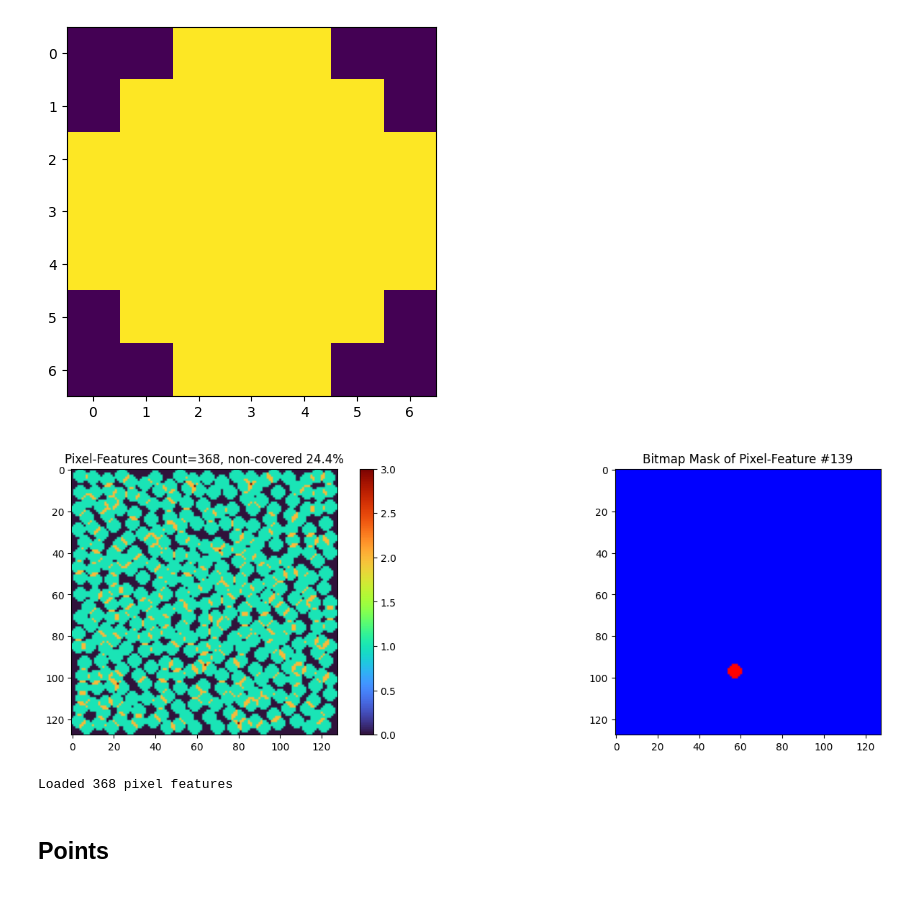
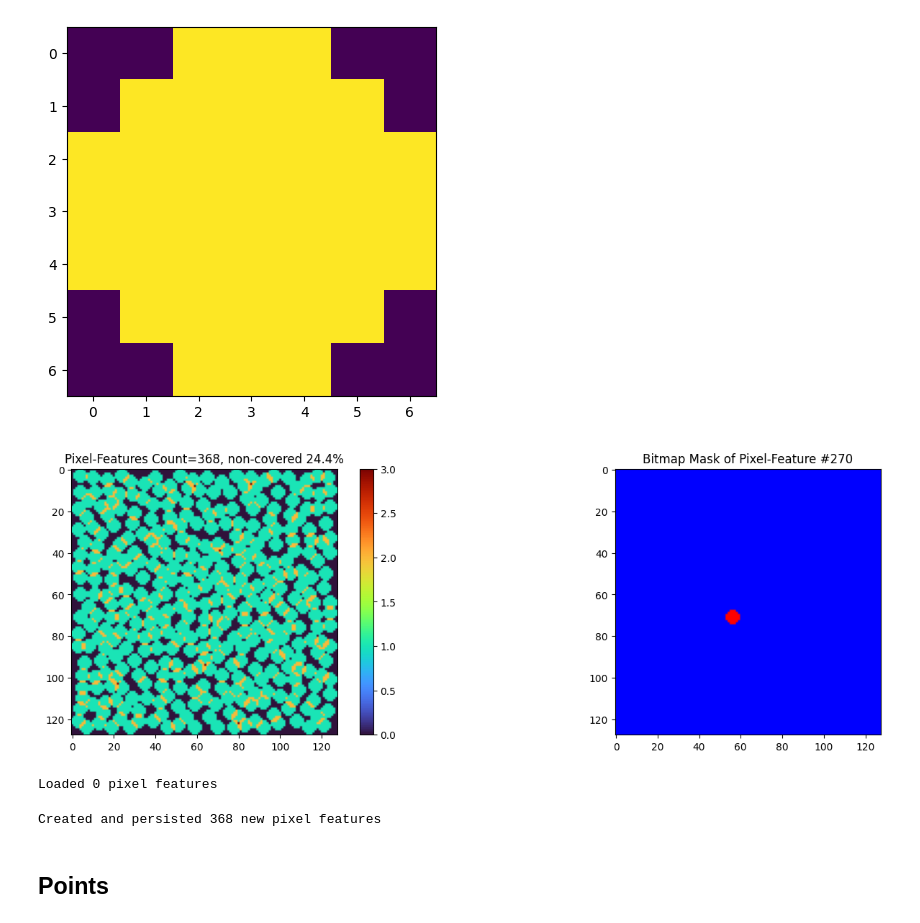
Before and after one commit to kocherovms/neurovision, a Jupyter notebook: mnist_recognition/transf_learn11.ipynb, the cells around one changed output. Saved outputs shown, nothing was run; the diff lists cells and outputs as text; code cells hidden in the pictures.

Commit message:
transf_learn11. Switch to nzb (non-zero-bits) variant of vectors storage instead of sbv to significantly reduce space and I/O overhead

```diff
--- a/mnist_recognition/transf_learn11.ipynb
+++ b/mnist_recognition/transf_learn11.ipynb
@@ -253,40 +271,40 @@ for xy, radius in zip(xy_list, radii):
     # if overlap_ratio > 0.75:
     # if overlap_ratio > 0.5:
     if overlap_ratio > 0.25:
     # if overlap_ratio > 0.0:
         continue
 
     # merge_site = np.where(pattern != 0, radius, merge_site)
     merge_site = merge_site + pattern
     bitmap[i-radius:i+radius+1,j-radius:j+radius+1] = merge_site
     pixel_feature_bitmap_mask = np.zeros_like(bitmap, dtype='f')
     pixel_feature_bitmap_mask[i_lo:i_hi,j_lo:j_hi] = pattern
     pixel_feature_bitmap_mask = pixel_feature_bitmap_mask[bitmap_padding:bitmap_padding+config.sample_size, bitmap_padding:bitmap_padding+config.sample_size]
     pixel_feature = PixelFeature(x=int(xy[0]), y=int(xy[1]), radius=radius, bitmap_mask=pixel_feature_bitmap_mask.ravel())
     pixel_features.append(pixel_feature)
 
     if len(pixel_features) >= HP_PIXEL_FEATURES_COUNT * 3:
         break
 
 bitmap = bitmap[bitmap_padding:bitmap_padding+config.sample_size, bitmap_padding:bitmap_padding+config.sample_size]
 
 fig, (ax1, ax2) = plt.subplots(1, 2)
 fig.set_figwidth(18)
 
 ax1.set_title(f'Pixel-Features Count={len(pixel_features)}, non-covered {(bitmap == 0).sum() / (bitmap.shape[0] ** 2) * 100:.1f}%')
 im = ax1.imshow(bitmap, cmap='turbo')
 fig.colorbar(im, ax=ax1);
 
-random_pixel_feature_ind = RNG.choice(len(pixel_features))
+random_pixel_feature_ind = rng_for_pixel_features.choice(len(pixel_features))
 ax2.set_title(f'Bitmap Mask of Pixel-Feature #{random_pixel_feature_ind}')
 im = ax2.imshow(vec_to_square_matrix(pixel_features[random_pixel_feature_ind].bitmap_mask), cmap='bwr')
 # %% [output]
-[figure, old version]
+[figure, new version]
 # %%
-df_pixel_features = pd.read_sql('SELECT x, y, radius, sbv FROM features WHERE encoding=:encoding AND type=:type',
+df_pixel_features = pd.read_sql('SELECT x, y, radius, nzb FROM features WHERE encoding=:encoding AND type=:type',
                                 params={'encoding': HP_SIGNAL_ENCODING, 'type': 'pixel'}, con=transfs_db_con)
-db_pixel_features_dict = dict(map(lambda p: ((p.x, p.y, p.radius), pickle.loads(p.sbv)), df_pixel_features.itertuples()))
-unique_sbv_keys = set(map(lambda sbv: tuple(sorted(np.flatnonzero(sbv))), db_pixel_features_dict.values()))
+db_pixel_features_dict = dict(map(lambda p: ((p.x, p.y, p.radius), pickle.loads(p.nzb)), df_pixel_features.itertuples()))
+unique_sbv_keys = set(map(lambda nzb: tuple(sorted(nzb)), db_pixel_features_dict.values()))
 assert len(unique_sbv_keys) == len(db_pixel_features_dict)
 print(f'Loaded {len(unique_sbv_keys)} pixel features')
 new_pixel_features = []
@@ -319,15 +337,15 @@ if new_pixel_features:
     transfs_db_con.autocommit = False
 
     for pf in tqdm(new_pixel_features, desc='Persiting'):
-        transfs_db_con.execute('INSERT INTO features(encoding, type, x, y, radius, sbv, bitmap_mask_key) VALUES (:encoding, :type, :x, :y, :radius, :sbv, :bitmap_mask_key)',
+        transfs_db_con.execute('INSERT INTO features(encoding, type, x, y, radius, bitmap_mask_nzb, nzb) VALUES (:encoding, :type, :x, :y, :radius, :bitmap_mask_nzb, :nzb)',
                                {
                                    'encoding': HP_SIGNAL_ENCODING,
                                    'type': 'pixel',
                                    'x': pf.x,
                                    'y': pf.y,
                                    'radius': pf.radius,
-                                   'bitmap_mask_key': pickle.dumps(np.flatnonzero(pf.bitmap_mask)),
-                                   'sbv': pickle.dumps(pf.sbv)
+                                   'bitmap_mask_nzb': pickle.dumps(np.flatnonzero(pf.bitmap_mask)),
+                                   'nzb': pickle.dumps(np.flatnonzero(pf.sbv))
                                })
 
     transfs_db_con.autocommit = True
@@ -337,7 +355,8 @@ PIXEL_FEATURE_SBVS = np.array(list(map(lambda pf: pf.sbv, pixel_features)))
 PIXEL_FEATURE_BITMAP_MASKS = np.array(list(map(lambda pf: pf.bitmap_mask, pixel_features)))
 PIXEL_FEATURE_XY_ARRAY = np.array(list(map(lambda pf: (pf.x, pf.y), pixel_features)))
 # %% [output]
-Loaded 368 pixel features
+Loaded 0 pixel features
+Created and persisted 368 new pixel features
 # %% [markdown]
 ## Points
 # %% [raw]
```
Also changed, not shown: parts of 10 cells of this notebook.
